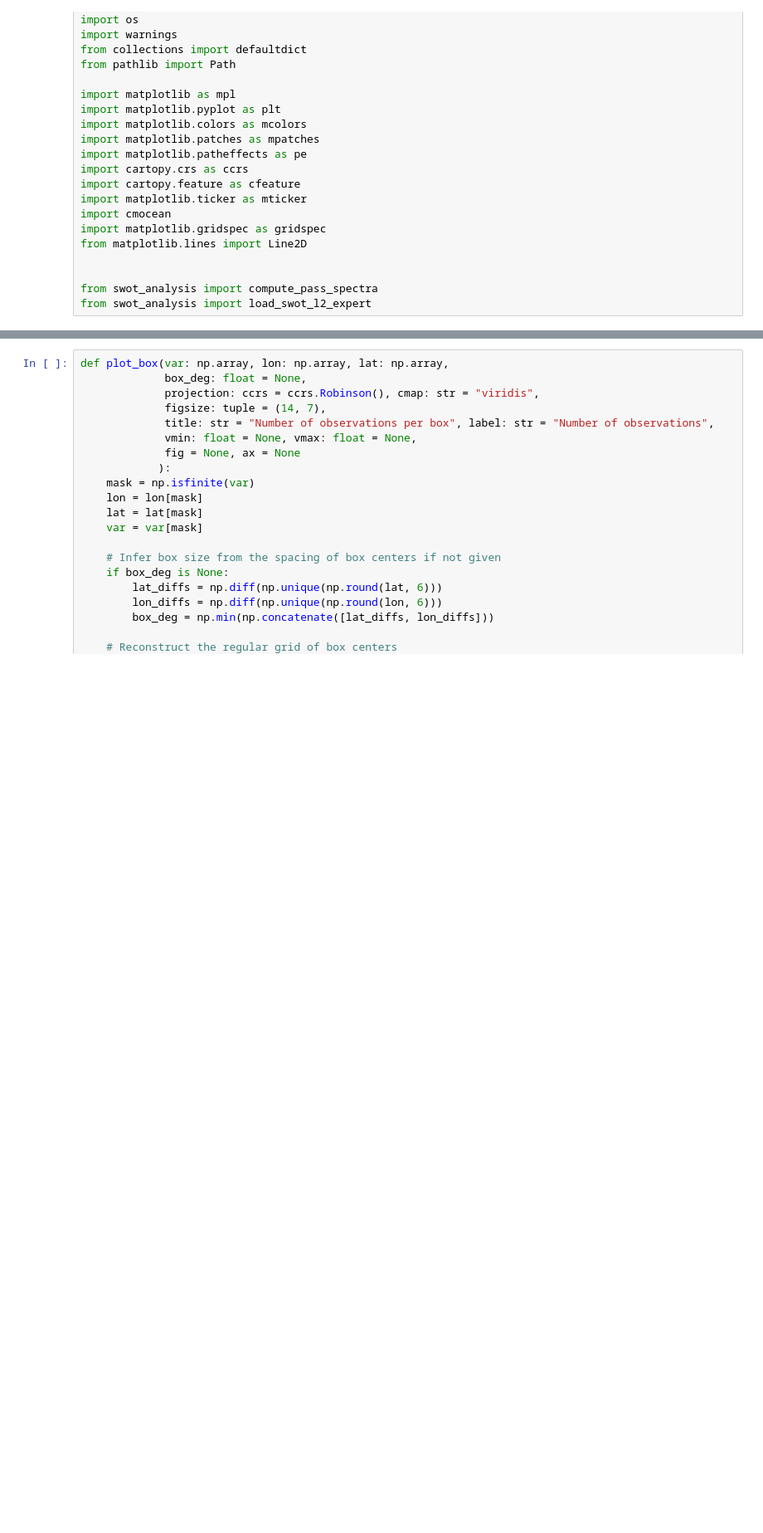
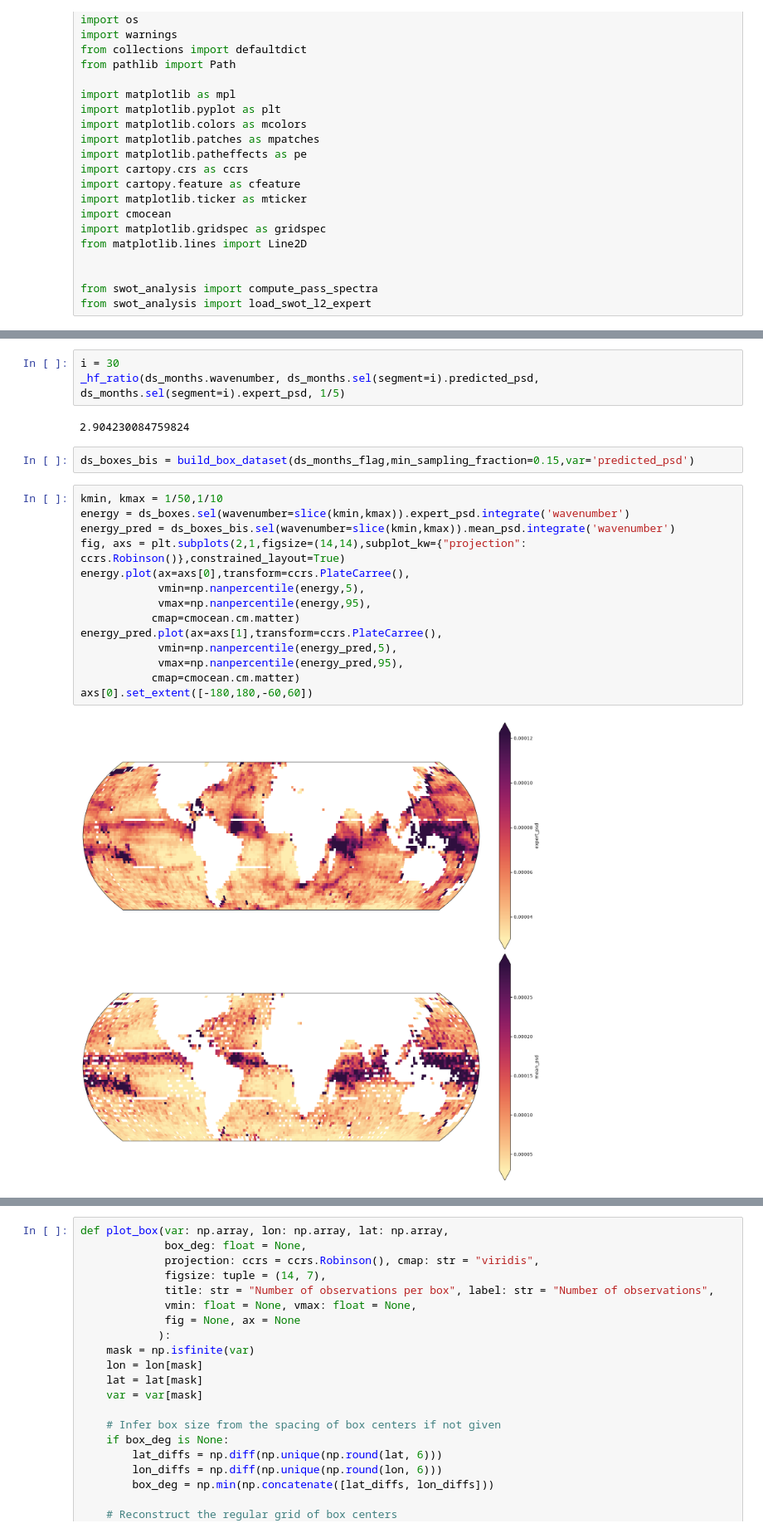
Before and after one commit to zcasparco/SWOT_UHH, a Jupyter notebook: Paper/expert_aliased_figures.ipynb, the cells around one changed output, grey strips where cells are left out. Shown at 83% size. Cells and saved outputs as stored; diff of their text form; blank space fills up the shorter version.

```diff
--- a/Paper/expert_aliased_figures.ipynb
+++ b/Paper/expert_aliased_figures.ipynb
@@ -31,0 +92,23 @@ ds_boxes = xr.open_dataset(DATA_DIR+'matched_boxes_2deg_2024-12.nc')
+# %%
+i = 30
+_hf_ratio(ds_months.wavenumber, ds_months.sel(segment=i).predicted_psd, ds_months.sel(segment=i).expert_psd, 1/5)
+# %% [output]
+2.904230084759824
+# %%
+ds_boxes_bis = build_box_dataset(ds_months_flag,min_sampling_fraction=0.15,var='predicted_psd')
+# %%
+kmin, kmax = 1/50,1/10
+energy = ds_boxes.sel(wavenumber=slice(kmin,kmax)).expert_psd.integrate('wavenumber')
+energy_pred = ds_boxes_bis.sel(wavenumber=slice(kmin,kmax)).mean_psd.integrate('wavenumber')
+fig, axs = plt.subplots(2,1,figsize=(14,14),subplot_kw={"projection": ccrs.Robinson()},constrained_layout=True)
+energy.plot(ax=axs[0],transform=ccrs.PlateCarree(),
+            vmin=np.nanpercentile(energy,5),
+            vmax=np.nanpercentile(energy,95),
+           cmap=cmocean.cm.matter)
+energy_pred.plot(ax=axs[1],transform=ccrs.PlateCarree(),
+            vmin=np.nanpercentile(energy_pred,5),
+            vmax=np.nanpercentile(energy_pred,95),
+           cmap=cmocean.cm.matter)
+axs[0].set_extent([-180,180,-60,60])
+# %% [output]
+[figure, added]
```
Also changed, not shown: parts of 10 cells of this notebook, 2 other files.
